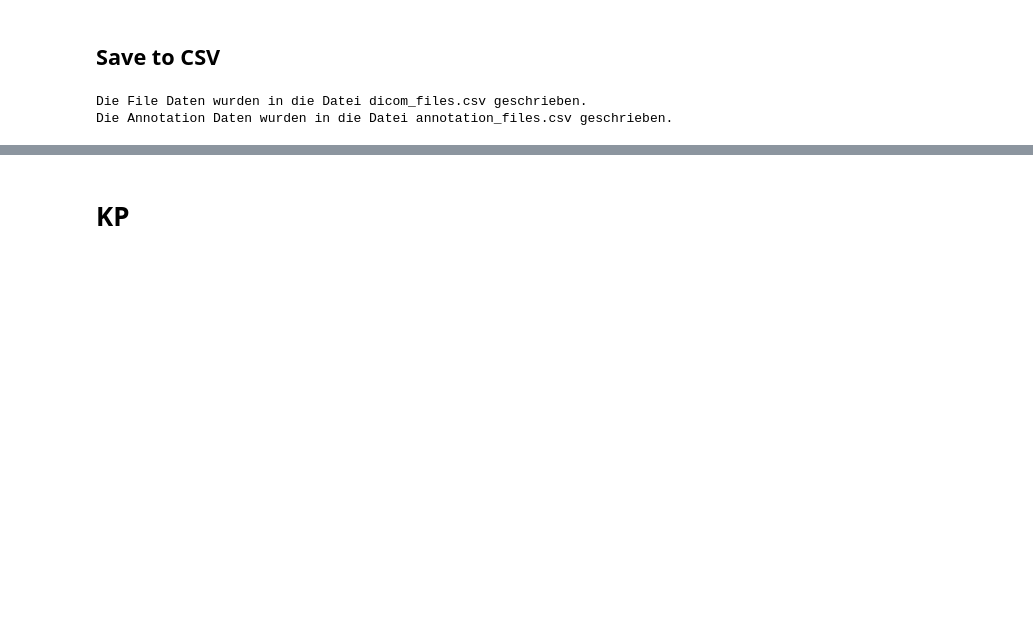
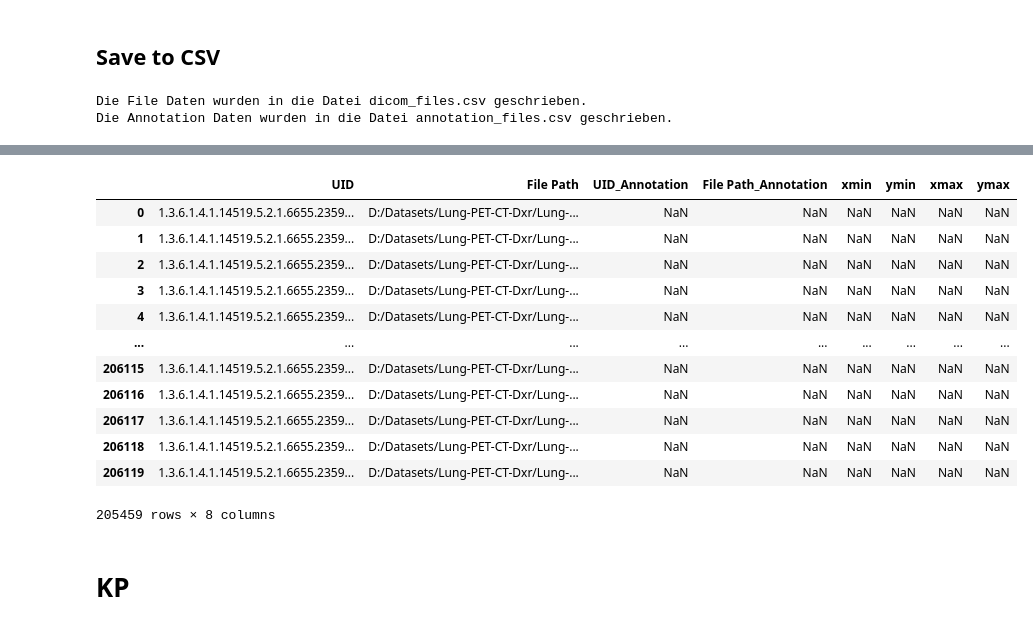
Before and after one commit to DominikHahn1407/Masterarbeit, a Jupyter notebook: Christoph/Object_Detection/CapsuleNet_Detection_lung.ipynb, the cells around one changed output, grey strips where cells are left out. Saved outputs shown, nothing was run; the diff lists cells and outputs as text; code cells hidden in the pictures; blank space fills up the shorter version.

Commit message:
merged

```diff
--- a/Christoph/Object_Detection/CapsuleNet_Detection_lung.ipynb
+++ b/Christoph/Object_Detection/CapsuleNet_Detection_lung.ipynb
@@ -225,3 +249,22 @@ df_uids['File Path'].iloc[0]
+# %%
+df_merged = pd.merge(df_uids, df_annotations, left_on='UID', right_on='UID_Annotation', how='outer')
+df_merged = df_merged.dropna(subset=['UID'])
+df_merged.to_csv('merged.csv', index=False)
+df_merged
+# %% [output]
+|  | UID | File Path | UID_Annotation | File Path_Annotation | xmin | ymin | xmax | ymax |
+| 0 | 1.3.6.1.4.1.14519.5.2.1.6655.2359... | D:/Datasets/Lung-PET-CT-Dxr/Lung-... | NaN | NaN | NaN | NaN | NaN | NaN |
+| 1 | 1.3.6.1.4.1.14519.5.2.1.6655.2359... | D:/Datasets/Lung-PET-CT-Dxr/Lung-... | NaN | NaN | NaN | NaN | NaN | NaN |
+| 2 | 1.3.6.1.4.1.14519.5.2.1.6655.2359... | D:/Datasets/Lung-PET-CT-Dxr/Lung-... | NaN | NaN | NaN | NaN | NaN | NaN |
+| 3 | 1.3.6.1.4.1.14519.5.2.1.6655.2359... | D:/Datasets/Lung-PET-CT-Dxr/Lung-... | NaN | NaN | NaN | NaN | NaN | NaN |
+| 4 | 1.3.6.1.4.1.14519.5.2.1.6655.2359... | D:/Datasets/Lung-PET-CT-Dxr/Lung-... | NaN | NaN | NaN | NaN | NaN | NaN |
+| ... | ... | ... | ... | ... | ... | ... | ... | ... |
+| 206115 | 1.3.6.1.4.1.14519.5.2.1.6655.2359... | D:/Datasets/Lung-PET-CT-Dxr/Lung-... | NaN | NaN | NaN | NaN | NaN | NaN |
+| 206116 | 1.3.6.1.4.1.14519.5.2.1.6655.2359... | D:/Datasets/Lung-PET-CT-Dxr/Lung-... | NaN | NaN | NaN | NaN | NaN | NaN |
+| 206117 | 1.3.6.1.4.1.14519.5.2.1.6655.2359... | D:/Datasets/Lung-PET-CT-Dxr/Lung-... | NaN | NaN | NaN | NaN | NaN | NaN |
+| 206118 | 1.3.6.1.4.1.14519.5.2.1.6655.2359... | D:/Datasets/Lung-PET-CT-Dxr/Lung-... | NaN | NaN | NaN | NaN | NaN | NaN |
+| 206119 | 1.3.6.1.4.1.14519.5.2.1.6655.2359... | D:/Datasets/Lung-PET-CT-Dxr/Lung-... | NaN | NaN | NaN | NaN | NaN | NaN |
+205459 rows × 8 columns
 # %% [markdown]
 # KP
 # %%
```
Also changed, not shown: parts of 2 cells of this notebook, 1 other file.
